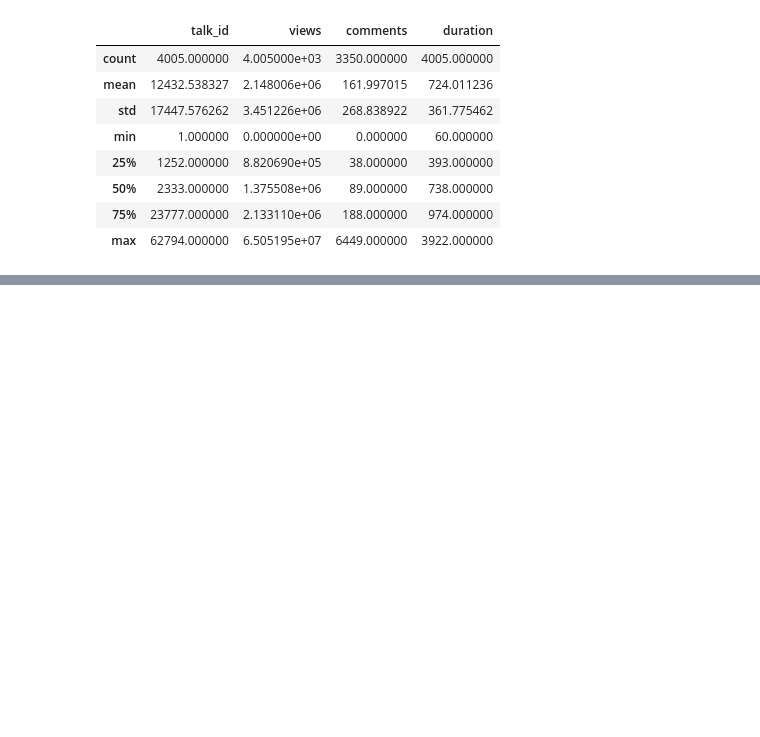
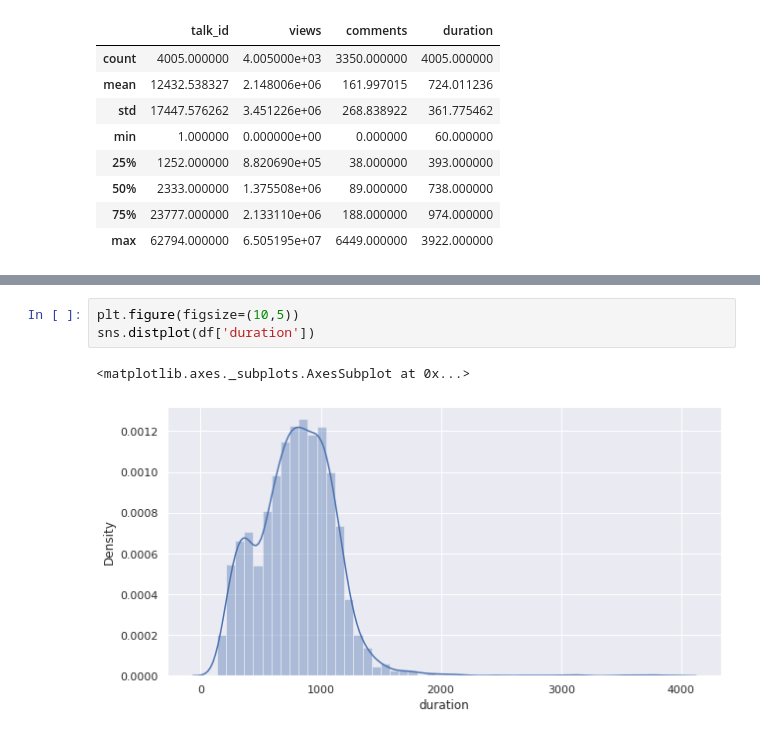
Before and after one commit to Prasad-Khedkar/TED-Talk-Views-Prediction, a Jupyter notebook: TED_Talk_Views_Prediction.ipynb, the cells around one changed output, grey strips where cells are left out. Drawn from its saved outputs; the diff is of its cells as text; blank space fills up the shorter version.

```diff
--- a/TED_Talk_Views_Prediction.ipynb
+++ b/TED_Talk_Views_Prediction.ipynb
@@ -97,0 +150,6 @@ dtype: int64
+# %%
+plt.figure(figsize=(10,5))
+sns.distplot(df['duration'])
+# %% [output]
+<matplotlib.axes._subplots.AxesSubplot at 0x...>
+[figure, added]
```
Also changed, not shown: parts of 14 cells of this notebook.
